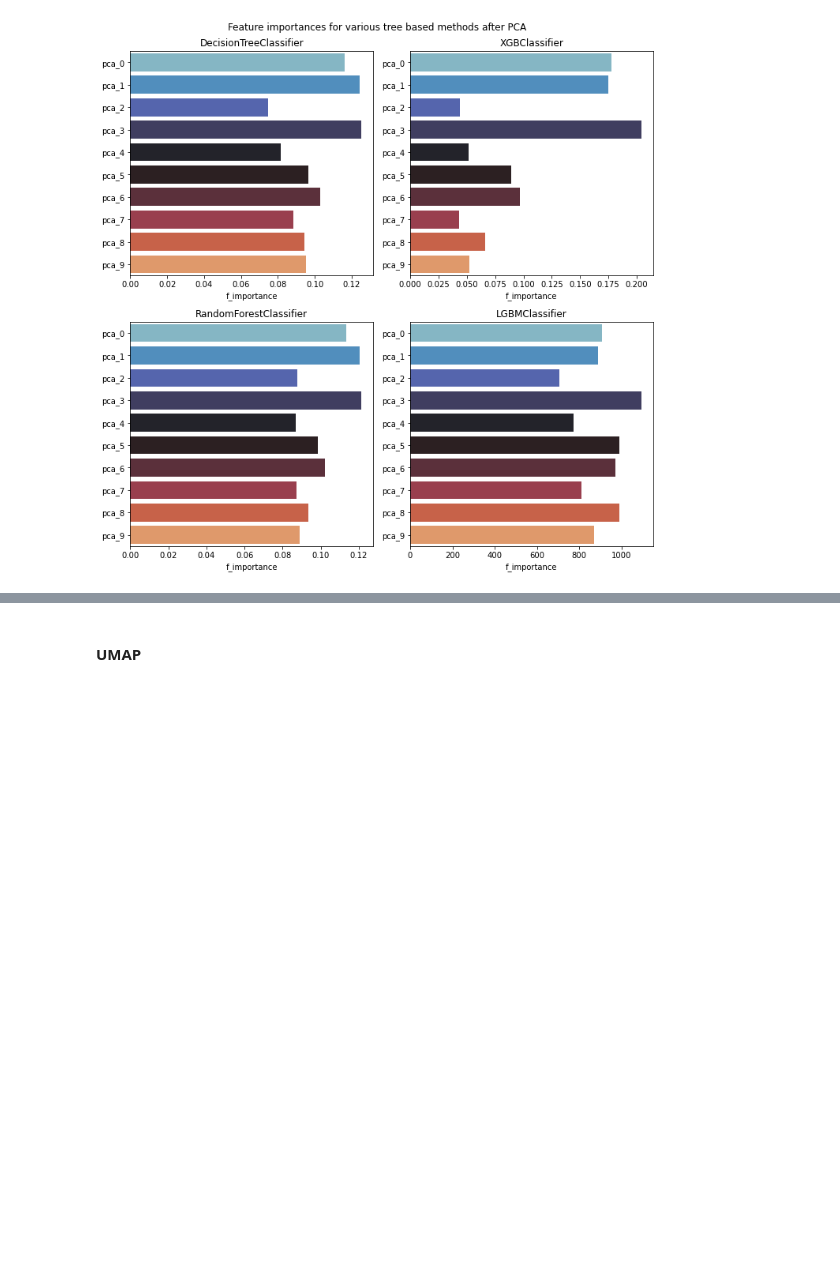
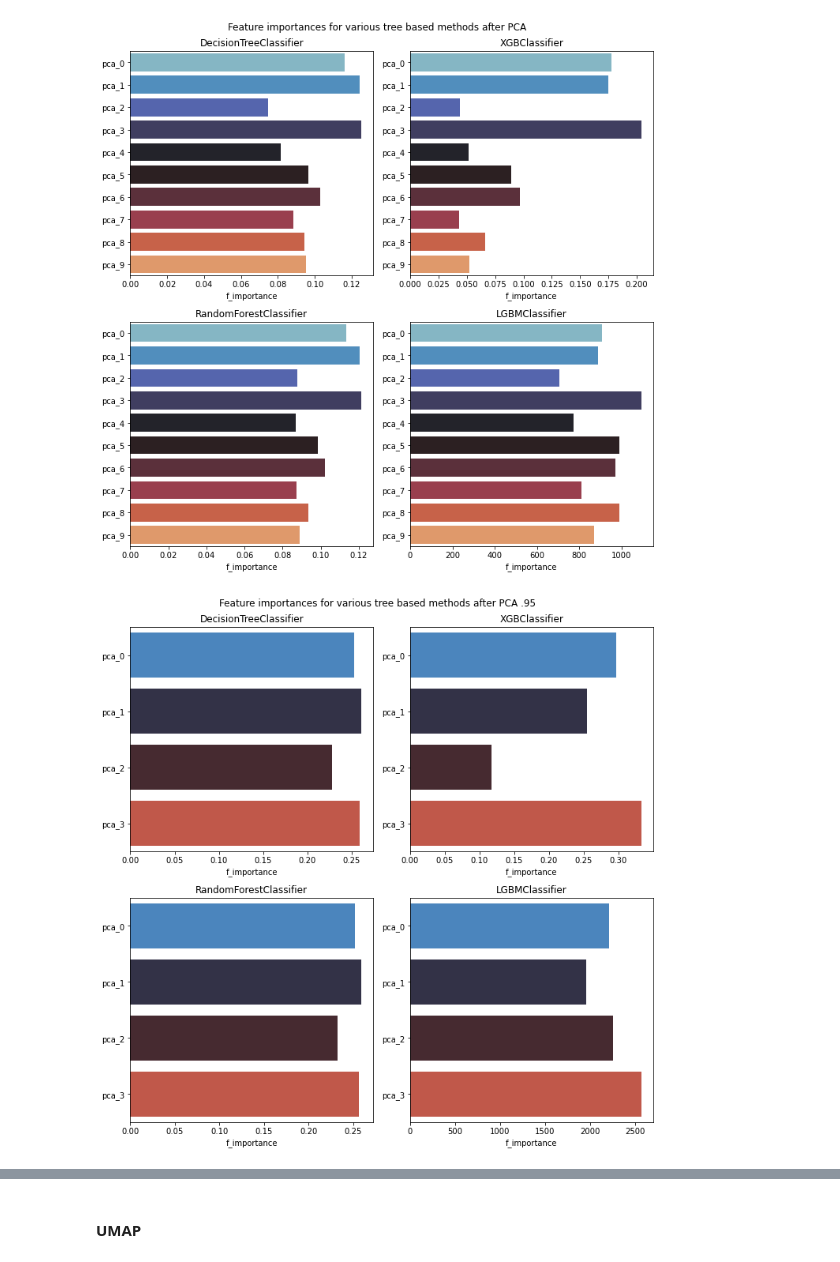
Before and after one commit to andnic51294/Diabetes_prediction, a Jupyter notebook: experimentation.ipynb, the cells around one changed output, grey strips where cells are left out. Cells and saved outputs as stored; diff of their text form; code cells hidden in the pictures; blank space fills up the shorter version.

```diff
--- a/experimentation.ipynb
+++ b/experimentation.ipynb
@@ -293,0 +426,7 @@ MCC:    0.2376376456024916
+# %%
+
+with mlflow.start_run(run_name = "XGB, pca .99", experiment_id = 1) as run:
+    xgb_pca = xgboost.XGBClassifier(objective = 'multi:softmax', num_class = 3)
+    xgb_pca.fit(dim_reduced_X_train, Y_train)
+    Y_preds = xgb_pca.predict(dim_reduced_X_test)
+    custom_logging(Y_test, Y_preds)
@@ -294,7 +449,7 @@ MCC:    0.2376376456024916
 # %%
 
 with mlflow.start_run(run_name = "LGBM, pca = 10", experiment_id = 1) as run:
-    lgbm_pca = lightgbm.LGBMClassifier()
+    lgbm_pca = lightgbm.LGBMClassifier(objective='multiclass', num_classes = 3)
     lgbm_pca.fit(dim_reduced_X_train, Y_train)
     Y_preds = lgbm_pca.predict(dim_reduced_X_test)
     custom_logging(Y_test, Y_preds)
@@ -313,3 +468,10 @@ MAE:    0.28809918006937874
 MSE:    0.5579273099968464
 ACC:    0.8468148848943551
 MCC:    0.23152148881331808
+# %%
+
+with mlflow.start_run(run_name = "LGBM, pca .95", experiment_id = 1) as run:
+    lgbm_pca = lightgbm.LGBMClassifier(objective='multiclass', num_classes = 3)
+    lgbm_pca.fit(dim_reduced_X_train, Y_train)
+    Y_preds = lgbm_pca.predict(dim_reduced_X_test)
+    custom_logging(Y_test, Y_preds)
@@ -315,0 +493,6 @@ MCC:    0.23152148881331808
+# %%
+with mlflow.start_run(run_name = "LGBM, pca .99", experiment_id = 1) as run:
+    lgbm_pca = lightgbm.LGBMClassifier(objective='multiclass', num_classes = 3)
+    lgbm_pca.fit(dim_reduced_X_train, Y_train)
+    Y_preds = lgbm_pca.predict(dim_reduced_X_test)
+    custom_logging(Y_test, Y_preds)
@@ -338,3 +536,28 @@ plt.savefig("plots/fi_pca")
 plt.show()
 # %% [output]
 [figure]
+# %%
+fig, axs = plt.subplots(nrows= 2, ncols = 2, figsize = (10,10))
+dim_features = pd.DataFrame(dim_reduced_X_train)
+dim_features.columns = ["pca_" + str(i) for i in range(len(dim_features.columns))]
+
+i, j = 0, 0
+for model in [decision_tree_pca, rf_pca, xgb_pca, lgbm_pca]:
+    if i == 2:
+        i = 0
+        j = 1
+    fi_subset = pd.DataFrame(model.feature_importances_, index = dim_features.columns,
+            columns = ['f_importance']).sort_values(by = 'f_importance', ascending=False)
+
+    sns.barplot( y = fi_subset.index, x = fi_subset.f_importance,
+            ax = axs[i][j],order = dim_features.columns,
+            palette = 'icefire').set_title(f"{type(model).__name__}")
+
+    i += 1
+
+plt.suptitle("Feature importances for various tree based methods after PCA .95")
+plt.tight_layout()
+plt.savefig("plots/fi_pca")
+plt.show()
+# %% [output]
+[figure, added]
```
Also changed, not shown: parts of 37 cells of this notebook.
